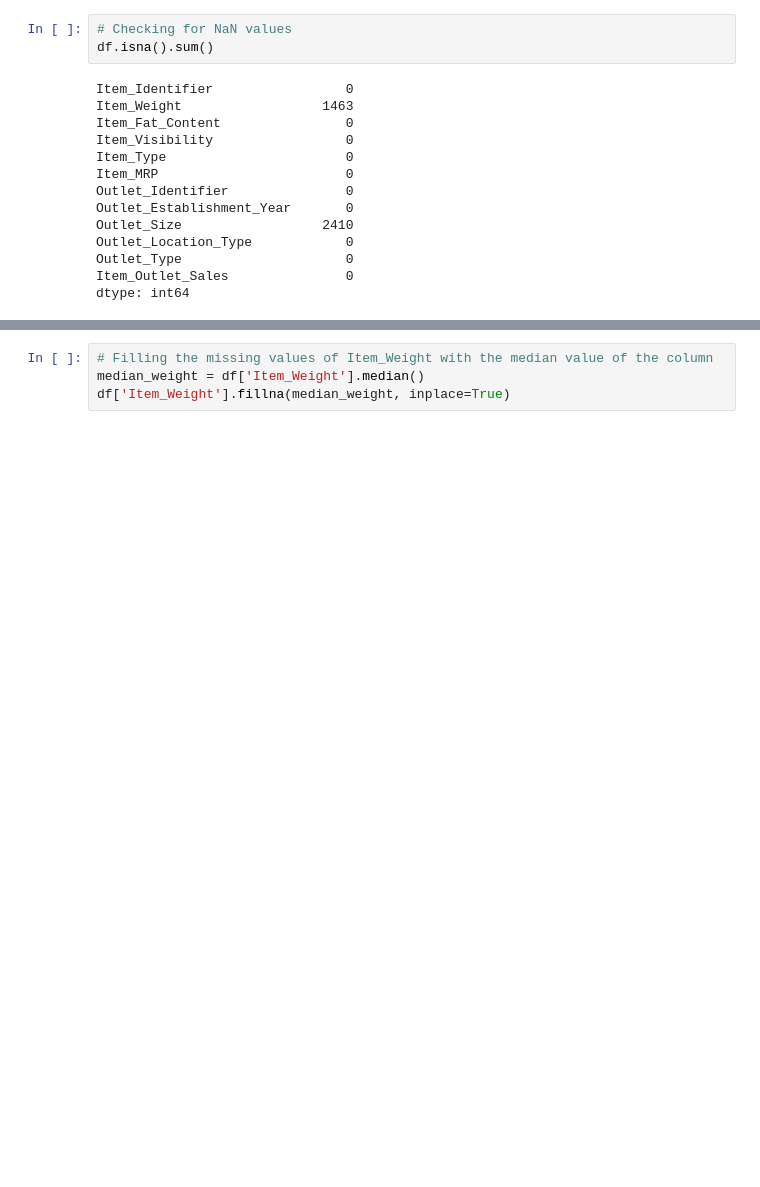
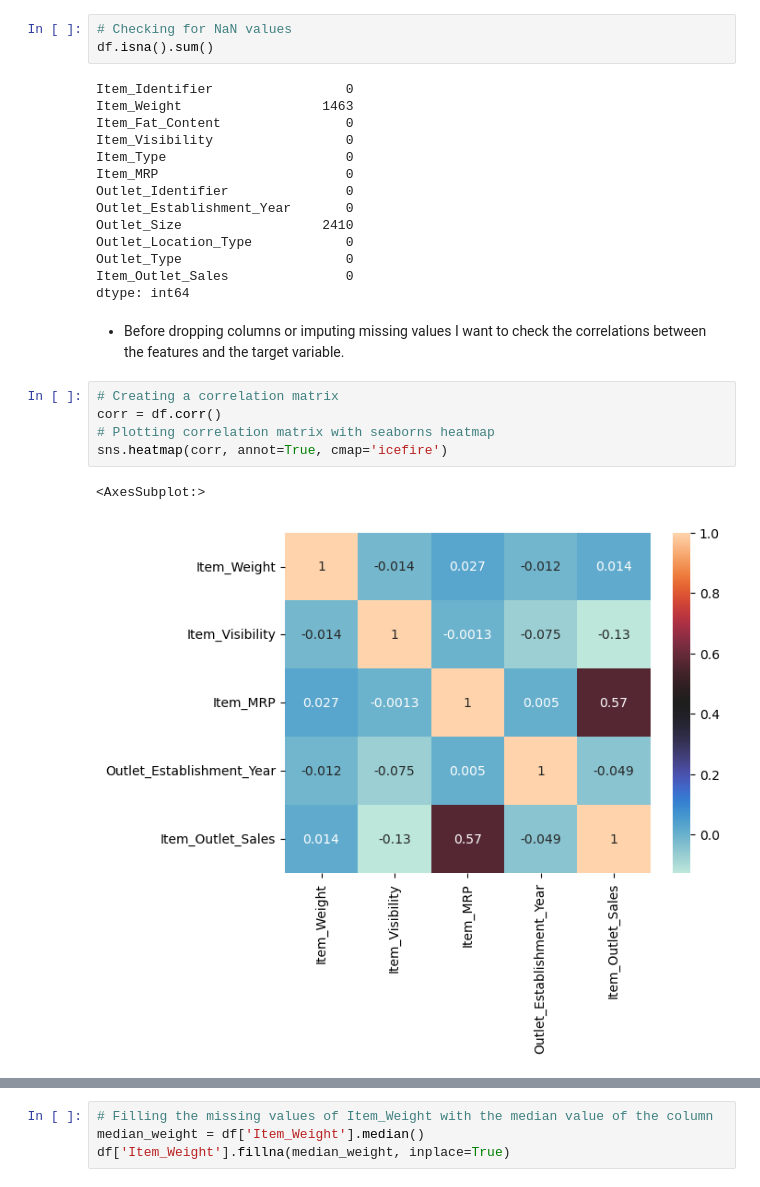
Before and after one commit to zeekwired/sales-predictions, a Jupyter notebook: sale-Prodictions (1).ipynb, the cells around one changed output, grey strips where cells are left out. Drawn from its saved outputs; the diff is of its cells as text; blank space fills up the shorter version.

```diff
--- a/sale-Prodictions (1).ipynb
+++ b/sale-Prodictions (1).ipynb
@@ -102,4 +130,14 @@ Outlet_Location_Type            0
 Outlet_Type                     0
 Item_Outlet_Sales               0
 dtype: int64
+# %% [markdown]
+- Before dropping columns or imputing missing values I want to check the correlations between the features and the target variable.
+# %%
+# Creating a correlation matrix
+corr = df.corr()
+# Plotting correlation matrix with seaborns heatmap
+sns.heatmap(corr, annot=True, cmap='icefire')
+# %% [output]
+<AxesSubplot:>
+[figure, added]
 # %%
```
Also changed, not shown: parts of 10 cells of this notebook.
